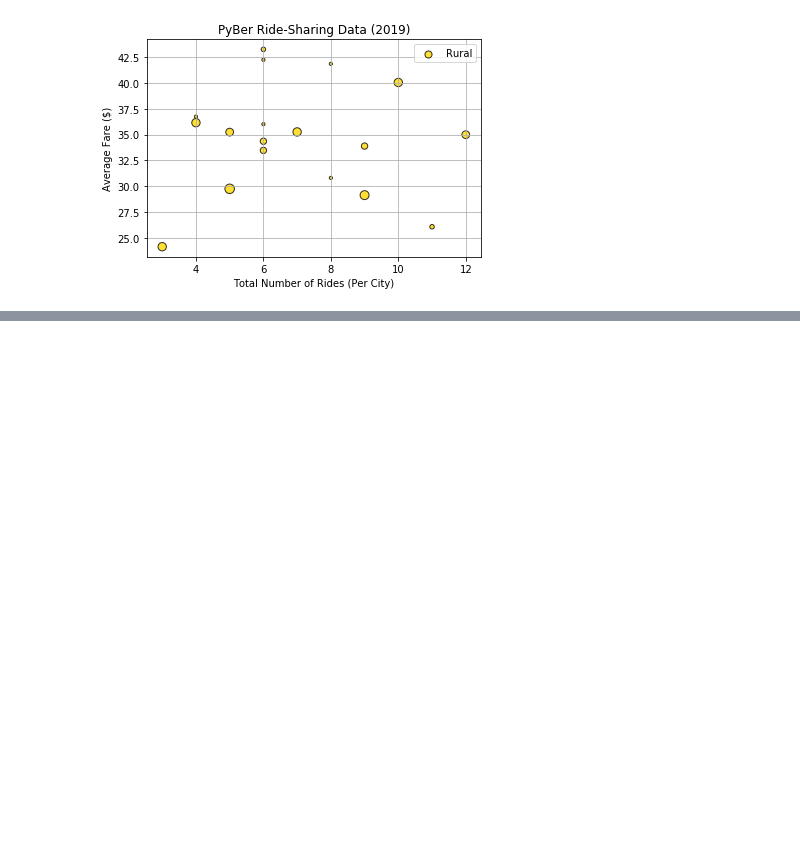
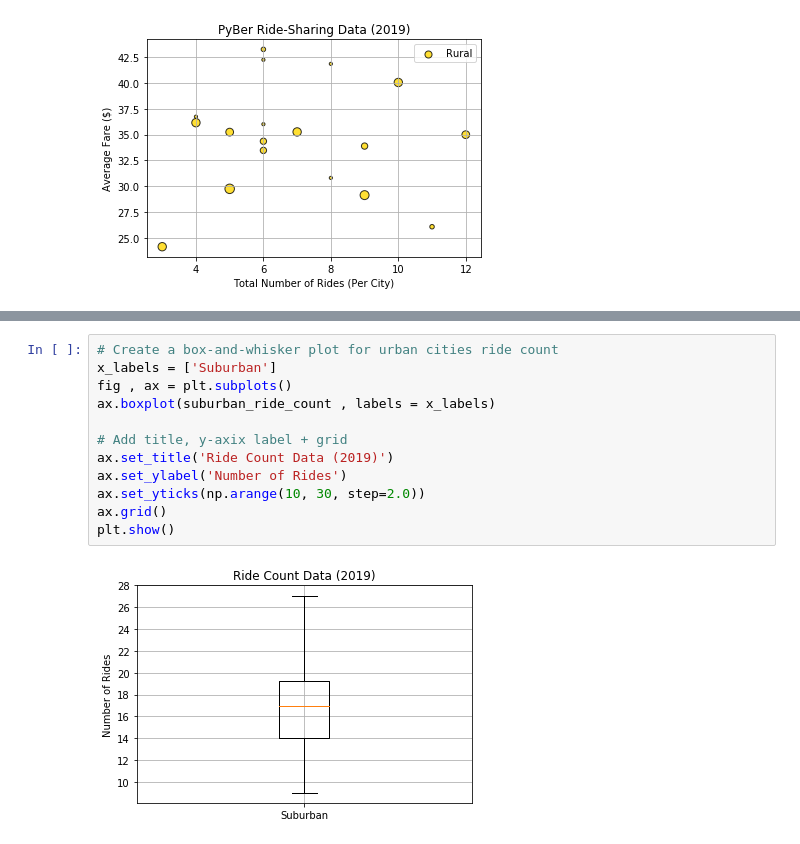
Before and after one commit to tc9993/PyBer-Analysis, a Jupyter notebook: Lessonwork/PyBer.ipynb, the cells around one changed output, grey strips where cells are left out. Cells and saved outputs as stored; diff of their text form; blank space fills up the shorter version.

```diff
--- a/Lessonwork/PyBer.ipynb
+++ b/Lessonwork/PyBer.ipynb
@@ -180,0 +384,14 @@ FileNotFoundError: [Errno 2] No such file or directory: 'Analysis\\Fig1.png'
+# %%
+# Create a box-and-whisker plot for urban cities ride count
+x_labels = ['Suburban']
+fig , ax = plt.subplots()
+ax.boxplot(suburban_ride_count , labels = x_labels)
+
+# Add title, y-axix label + grid
+ax.set_title('Ride Count Data (2019)')
+ax.set_ylabel('Number of Rides')
+ax.set_yticks(np.arange(10, 30, step=2.0))
+ax.grid()
+plt.show()
+# %% [output]
+[figure, added]
```
Also changed, not shown: parts of 31 cells of this notebook, 3 other files.
